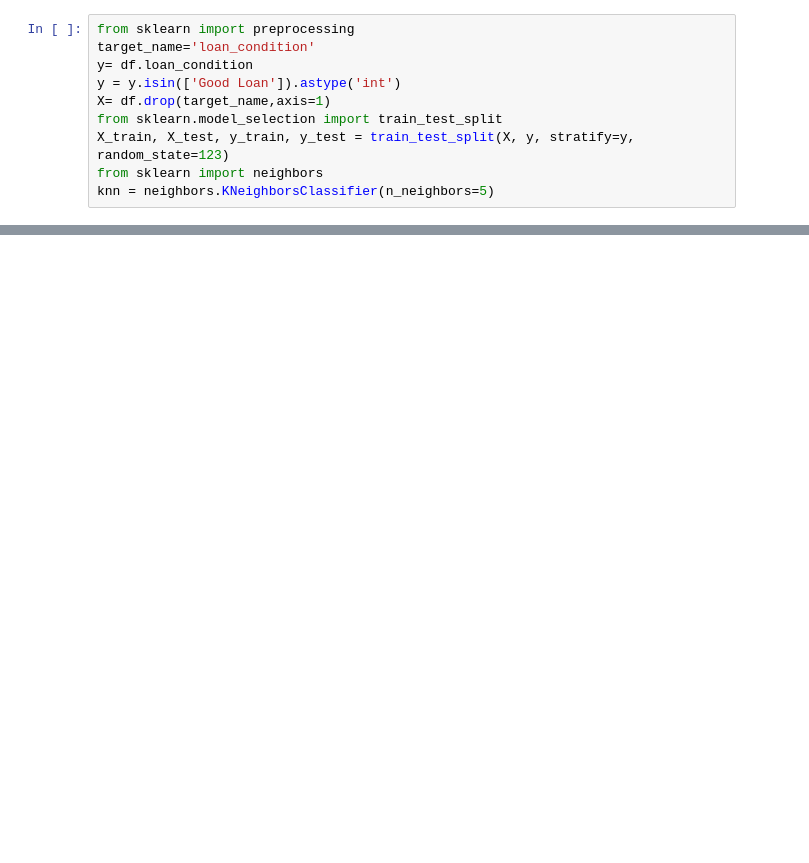
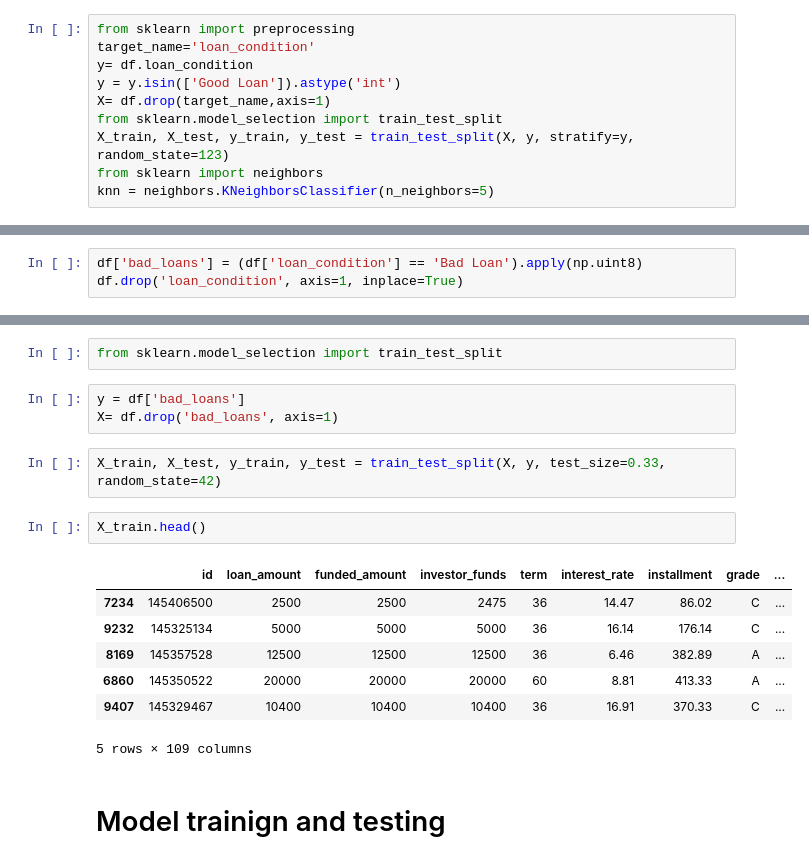
Before and after one commit to nishimishra71/Python, a Jupyter notebook: Capstone_sample.ipynb, the cells around one changed output, grey strips where cells are left out. Cells and saved outputs as stored; diff of their text form; blank space fills up the shorter version.

```diff
--- a/Capstone_sample.ipynb
+++ b/Capstone_sample.ipynb
@@ -598,0 +570,3 @@ df.select_dtypes('object').head()
+# %%
+df['bad_loans'] = (df['loan_condition'] == 'Bad Loan').apply(np.uint8)
+df.drop('loan_condition', axis=1, inplace=True)
@@ -598,0 +608,19 @@ df.select_dtypes('object').head()
+# %%
+from sklearn.model_selection import train_test_split
+# %%
+y = df['bad_loans']
+X= df.drop('bad_loans', axis=1)
+# %%
+X_train, X_test, y_train, y_test = train_test_split(X, y, test_size=0.33, random_state=42)
+# %%
+X_train.head()
+# %% [output]
+|  | id | loan_amount | funded_amount | investor_funds | term | interest_rate | installment | grade | ... |
+| 7234 | 145406500 | 2500 | 2500 | 2475 | 36 | 14.47 | 86.02 | C | ... |
+| 9232 | 145325134 | 5000 | 5000 | 5000 | 36 | 16.14 | 176.14 | C | ... |
+| 8169 | 145357528 | 12500 | 12500 | 12500 | 36 | 6.46 | 382.89 | A | ... |
+| 6860 | 145350522 | 20000 | 20000 | 20000 | 60 | 8.81 | 413.33 | A | ... |
+| 9407 | 145329467 | 10400 | 10400 | 10400 | 36 | 16.91 | 370.33 | C | ... |
+5 rows × 109 columns
+# %% [markdown]
+# Model trainign and testing
```
Also changed, not shown: parts of 21 cells of this notebook.
